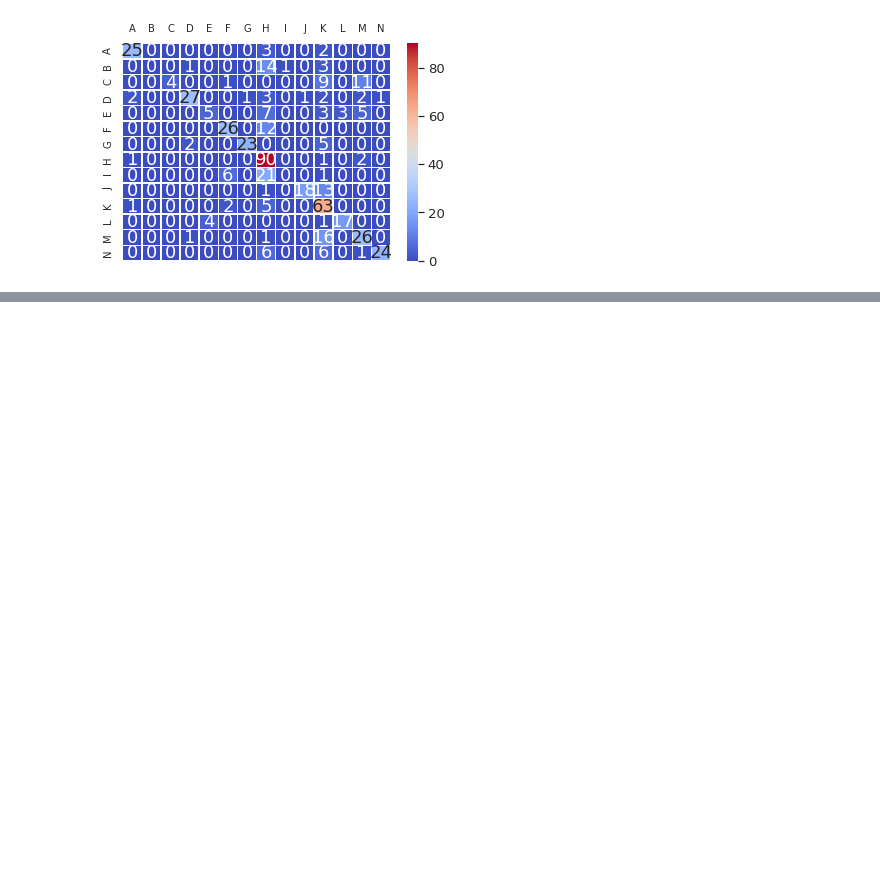
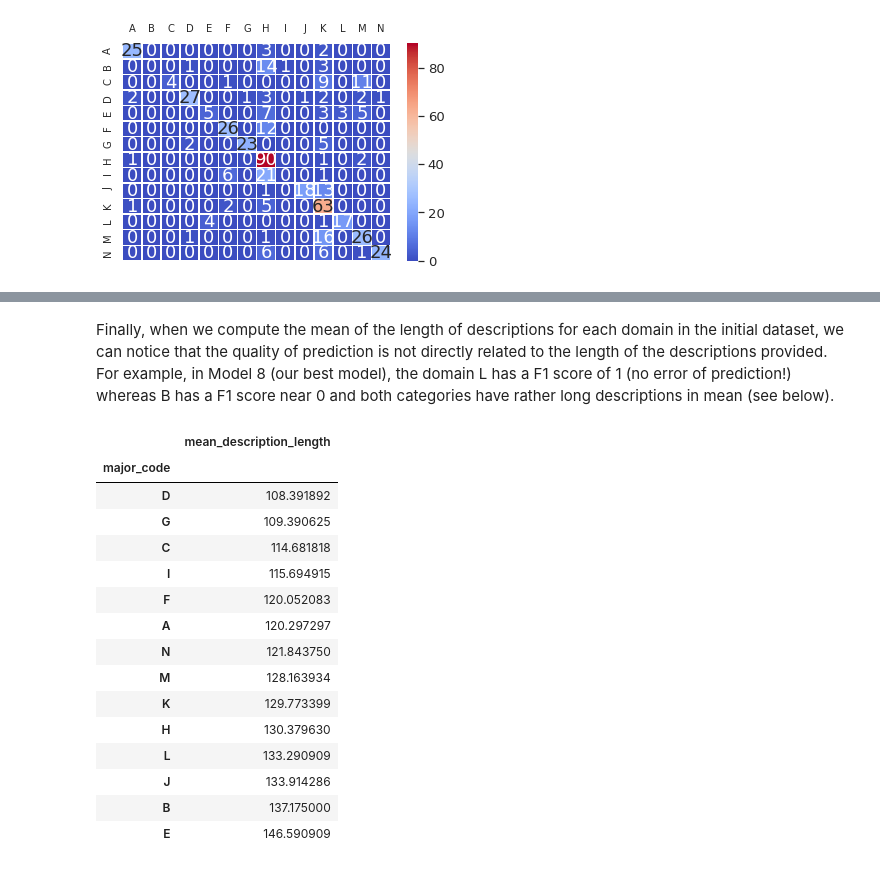
Before and after one commit to ARKEnsae/JobDomainPrediction_NLP, a Jupyter notebook: Prévision_catégorie_métier_ROME.ipynb, the cells around one changed output, grey strips where cells are left out. Cells and saved outputs as stored; diff of their text form; code cells hidden in the pictures; blank space fills up the shorter version.

```diff
--- a/Prévision_catégorie_métier_ROME.ipynb
+++ b/Prévision_catégorie_métier_ROME.ipynb
@@ -2083,0 +2044,29 @@ pred_vs_true
+# %% [markdown]
+Finally, when we compute the mean of the length of descriptions for each domain in the initial dataset, we can notice that the quality of prediction is not directly related to the length of the descriptions provided. For example, in Model 8 (our best model), the domain L has a F1 score of 1 (no error of prediction!) whereas B has a F1 score near 0 and both categories have rather long descriptions in mean (see below).
+# %%
+# Mean of the length of descriptions for each domain in the initial dataset
+tokenizer = TweetTokenizer()
+def tokenize (text):
+  tokens = tokenizer.tokenize(text)
+  tokens = list(map(lambda x: x.lower(), tokens))
+  return tokens
+len_descript = data_baseline.copy()
+len_descript['mean_description_length'] = len_descript['description'].apply(lambda x: len(tokenize(x)))
+len_descript[['major_code', 'mean_description_length']].groupby(['major_code']).mean().sort_values(by='mean_description_length')
+# %% [output]
+|  | mean_description_length |
+| major_code |  |
+| D | 108.391892 |
+| G | 109.390625 |
+| C | 114.681818 |
+| I | 115.694915 |
+| F | 120.052083 |
+| A | 120.297297 |
+| N | 121.843750 |
+| M | 128.163934 |
+| K | 129.773399 |
+| H | 130.379630 |
+| L | 133.290909 |
+| J | 133.914286 |
+| B | 137.175000 |
+| E | 146.590909 |
```
Also changed, not shown: parts of 29 cells of this notebook.
